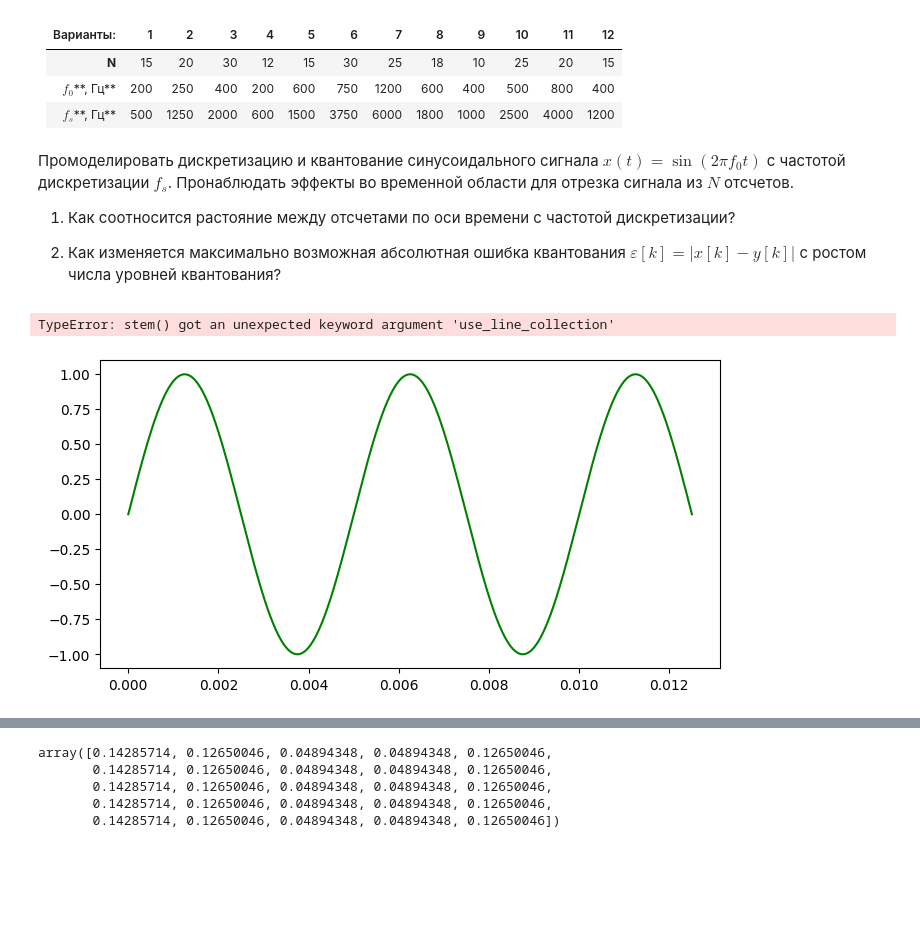
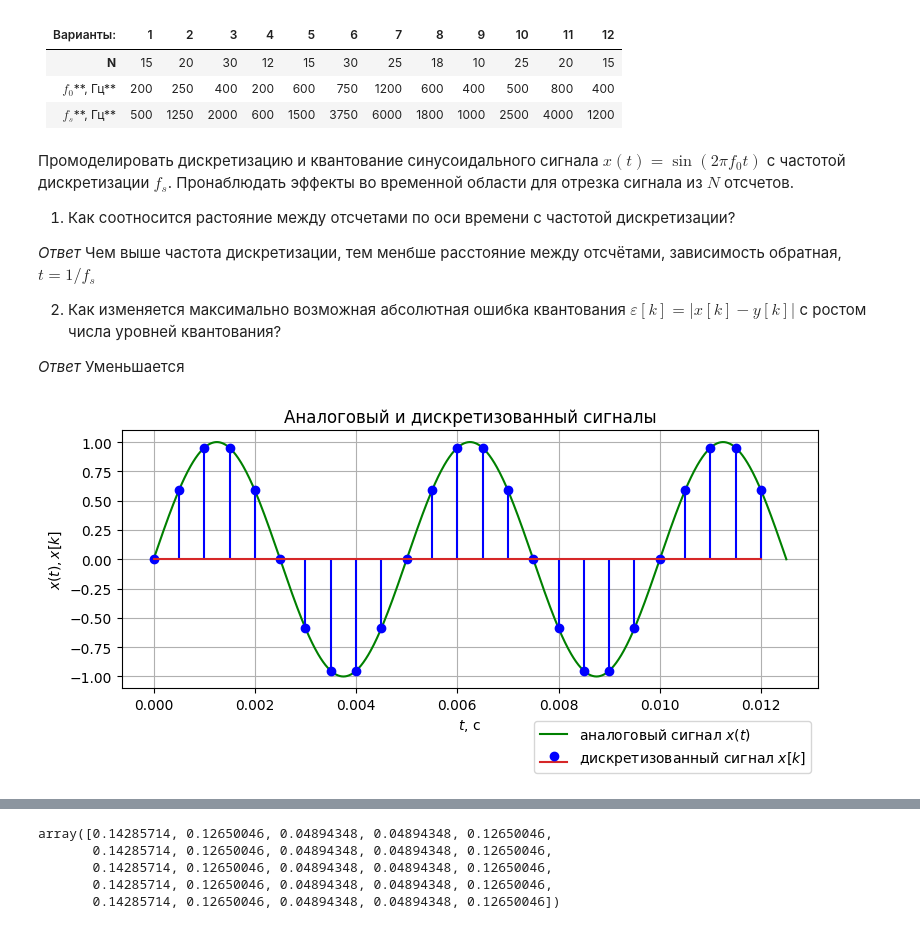
Before and after one commit to vlad-cool/RadioPhysicsLabs, a Jupyter notebook: Lab1_task.ipynb, the cells around one changed output, grey strips where cells are left out. Cells and saved outputs as stored; diff of their text form; code cells hidden in the pictures; blank space fills up the shorter version.

```diff
--- a/Lab1_task.ipynb
+++ b/Lab1_task.ipynb
@@ -153,7 +155,12 @@ Text(0.5, 1.0, 'График $\\exp(-i 2 \\pi \\ \\frac{f_0}{f} \\ k)$')
 
 1) Как соотносится растояние между отсчетами по оси времени с частотой дискретизации?
 
+*Ответ* Чем выше частота дискретизации, тем менбше расстояние между отсчётами, зависимость обратная,
+$t = 1 / f_s$
+
 2) Как изменяется максимально возможная абсолютная ошибка квантования $\varepsilon[k]=|x[k]-y[k]|$ с ростом числа уровней квантования?
+
+*Ответ* Уменьшается
 # %%
 N=25                                    # Число отсчетов по времени
 f0=200.0                                # Частота синусоиды в Гц
@@ -164,23 +171,22 @@ num_levels=8                            # число уровней кванто
 # %%
 # Построение графиков аналогового и дискретизованного сигнала
 plt.figure(figsize=[8, 4])              # создание полотна размером шириной 8 X 4 дюйма
 t=np.linspace(0, N/fs, num=1024)        # создание массива времен t (1024 значения от 0 до N*fs)
 
 plt.plot(t, np.sin(2*np.pi*f0*t), 'g', label='аналоговый сигнал $x(t)$')
                                         # построение графика x(t) (точки соединяются линиями)
                                         # 'g' означает, что используется зеленая линия (green)
-plt.stem(k/fs, x, linefmt='b', markerfmt='bo', use_line_collection=True, label='дискретизованный сигнал $x[k]$')
+plt.stem(k/fs, x, linefmt='b', markerfmt='bo', label='дискретизованный сигнал $x[k]$')
                                         # построение графика функции дискретного времени x[k]
                                         # 'b', 'bo' означает, что отсчеты оборажаются синим цветом (blue)
 plt.grid()                              # сетка
 plt.xlabel("$t$, c")                    # подпись оси X
 plt.ylabel("$x(t), x[k]$")              # подпись оси Y
 plt.title("Аналоговый и дискретизованный сигналы") # заголовок графика
 plt.legend(loc='best', bbox_to_anchor=(1, -0.1))
 plt.tight_layout()                      # автоматическая корректировка расположения осей графика
 # %% [output]
-TypeError: stem() got an unexpected keyword argument 'use_line_collection'
-[figure, old version]
+[figure, new version]
 # %%
 # моделирование квантования дискретного сигнала
 y=quantize_uniform(x, quant_min=-1, quant_max=1, quant_level=num_levels)
```
Also changed, not shown: parts of 27 cells of this notebook, 2 other files.
